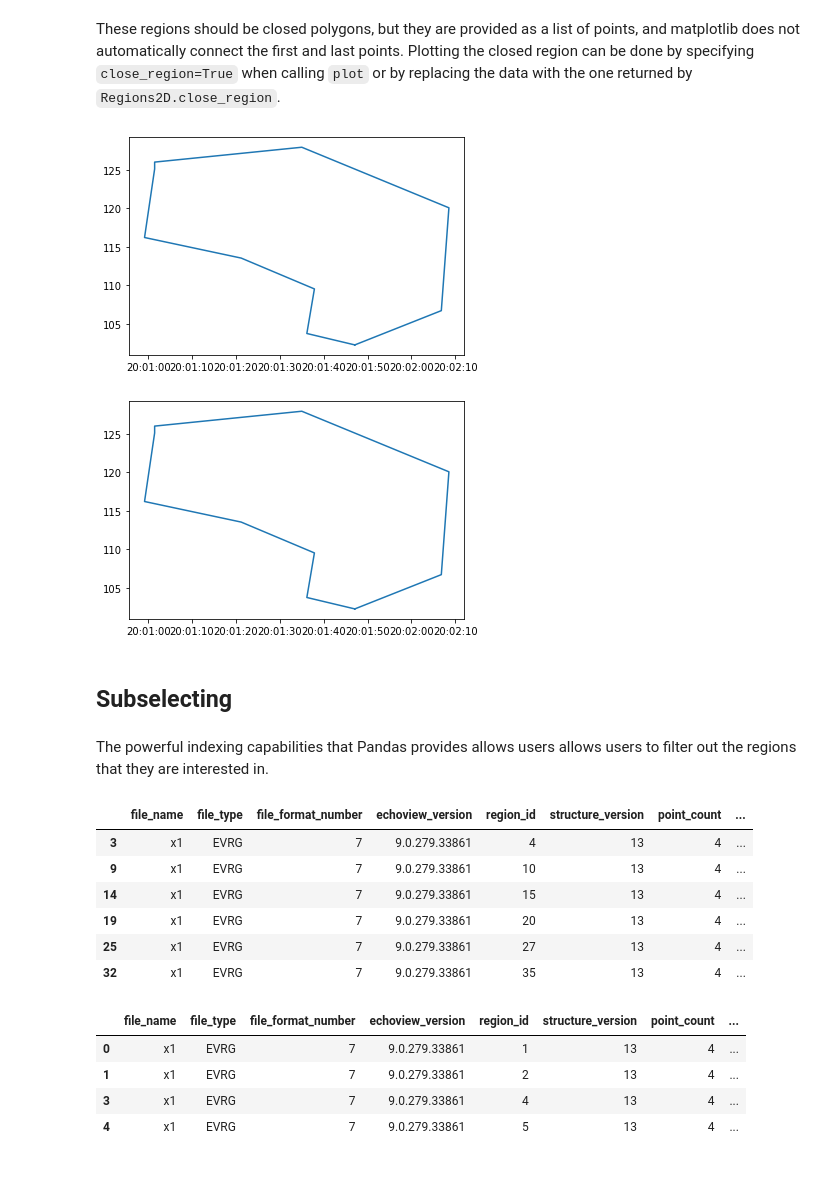
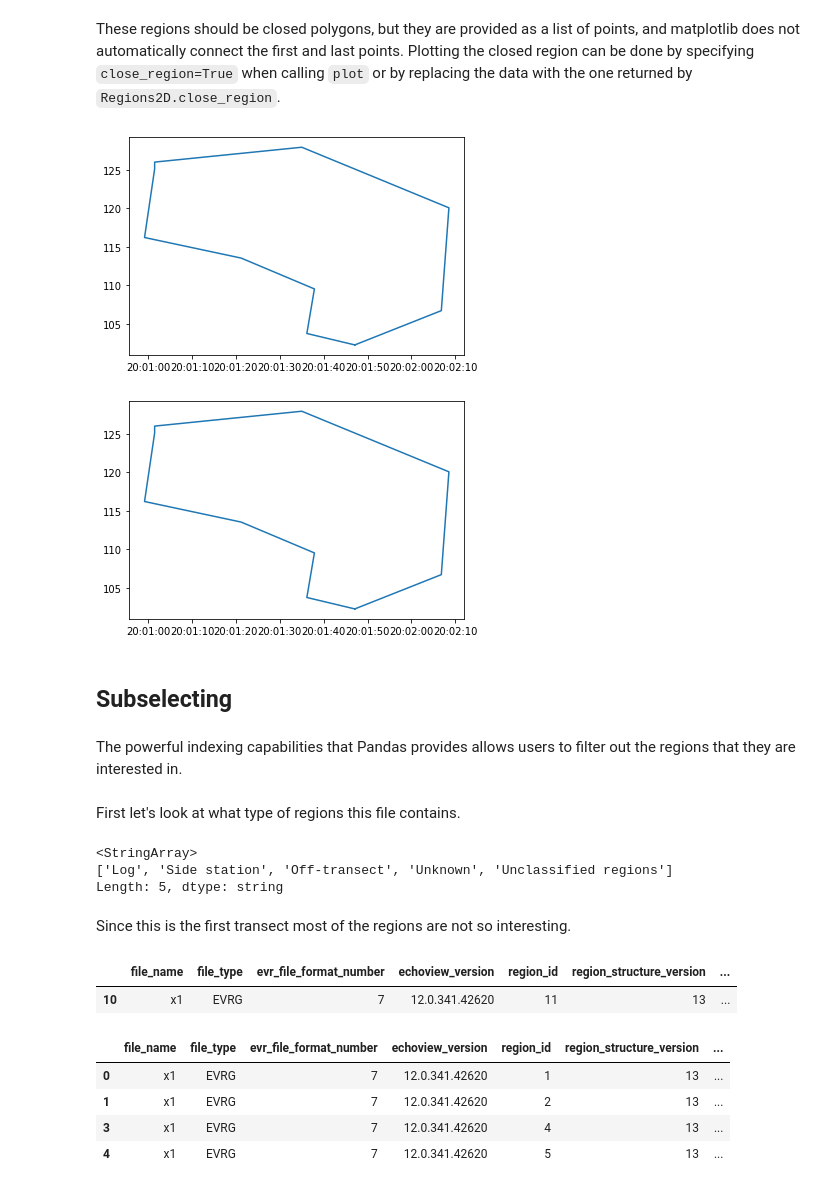
Before and after one commit to OSOceanAcoustics/echoregions, a Jupyter notebook: notebooks/Regions2D_functions.ipynb, the cells around one changed output. Drawn from its saved outputs; the diff is of its cells as text; code cells hidden in the pictures.

```diff
--- a/notebooks/Regions2D_functions.ipynb
+++ b/notebooks/Regions2D_functions.ipynb
@@ -27,5 +41,7 @@ raw_files = list(raw_paths.glob('*.nc'))
+# %%
+EVR_FILE = 'x1.evr'
 # %%
-r2d = er.read_evr(evr_files[0])
+r2d = er.read_evr(EVR_FILE)
 r2d
 # %% [output]
 <echoregions.formats.regions2d.Regions2D at 0x...>
@@ -179,35 +246,40 @@ These regions should be closed polygons, but they are provided as a list of poin
 # Plot a closed region without modifying Regions2D.data
 r2d.plot(11, close_region=True)
 # %% [output]
-[figure, old version]
+[figure, new version]
 # %%
 # Plot a closed region without modifying Regions2D.data
 r2d.data = r2d.close_region()
 r2d.plot(11)
 # %% [output]
-[figure, old version]
+[figure, new version]
 # %% [markdown]
 ## Subselecting
 # %% [markdown]
-The powerful indexing capabilities that Pandas provides allows users allows users to filter out the regions that they are interested in.
+The powerful indexing capabilities that Pandas provides allows users to filter out the regions that they are interested in.
+# %% [markdown]
+First let's look at what type of regions this file contains.
+# %%
+r2d.data['region_class'].unique()
+# %% [output]
+<StringArray>
+['Log', 'Side station', 'Off-transect', 'Unknown', 'Unclassified regions']
+Length: 5, dtype: string
+# %% [markdown]
+Since this is the first transect most of the regions are not so interesting.
 # %%
 # Select by a column value
-r2d.data.loc[r2d.data['region_classification'] == 'Side station']
+r2d.data.loc[r2d.data['region_class'] == 'Unknown']
 # %% [output]
-|  | file_name | file_type | file_format_number | echoview_version | region_id | structure_version | point_count | ... |
-| 3 | x1 | EVRG | 7 | 9.0.279.33861 | 4 | 13 | 4 | ... |
-| 9 | x1 | EVRG | 7 | 9.0.279.33861 | 10 | 13 | 4 | ... |
-| 14 | x1 | EVRG | 7 | 9.0.279.33861 | 15 | 13 | 4 | ... |
-| 19 | x1 | EVRG | 7 | 9.0.279.33861 | 20 | 13 | 4 | ... |
-| 25 | x1 | EVRG | 7 | 9.0.279.33861 | 27 | 13 | 4 | ... |
-| 32 | x1 | EVRG | 7 | 9.0.279.33861 | 35 | 13 | 4 | ... |
+|  | file_name | file_type | evr_file_format_number | echoview_version | region_id | region_structure_version | ... |
+| 10 | x1 | EVRG | 7 | 12.0.341.42620 | 11 | 13 | ... |
 # %%
 # Selecting regions using a timestamp
-r2d.data.loc[r2d.data['bounding_rectangle_left'] < '2017-06-25 16:32:00']
+r2d.data.loc[r2d.data['region_bbox_left'] < '2017-06-25 16:32:00']
 # %% [output]
-|  | file_name | file_type | file_format_number | echoview_version | region_id | structure_version | point_count | ... |
-| 0 | x1 | EVRG | 7 | 9.0.279.33861 | 1 | 13 | 4 | ... |
-| 1 | x1 | EVRG | 7 | 9.0.279.33861 | 2 | 13 | 4 | ... |
-| 3 | x1 | EVRG | 7 | 9.0.279.33861 | 4 | 13 | 4 | ... |
-| 4 | x1 | EVRG | 7 | 9.0.279.33861 | 5 | 13 | 4 | ... |
+|  | file_name | file_type | evr_file_format_number | echoview_version | region_id | region_structure_version | ... |
+| 0 | x1 | EVRG | 7 | 12.0.341.42620 | 1 | 13 | ... |
+| 1 | x1 | EVRG | 7 | 12.0.341.42620 | 2 | 13 | ... |
+| 3 | x1 | EVRG | 7 | 12.0.341.42620 | 4 | 13 | ... |
+| 4 | x1 | EVRG | 7 | 12.0.341.42620 | 5 | 13 | ... |
 # %%
```
Also changed, not shown: parts of 41 cells of this notebook.
